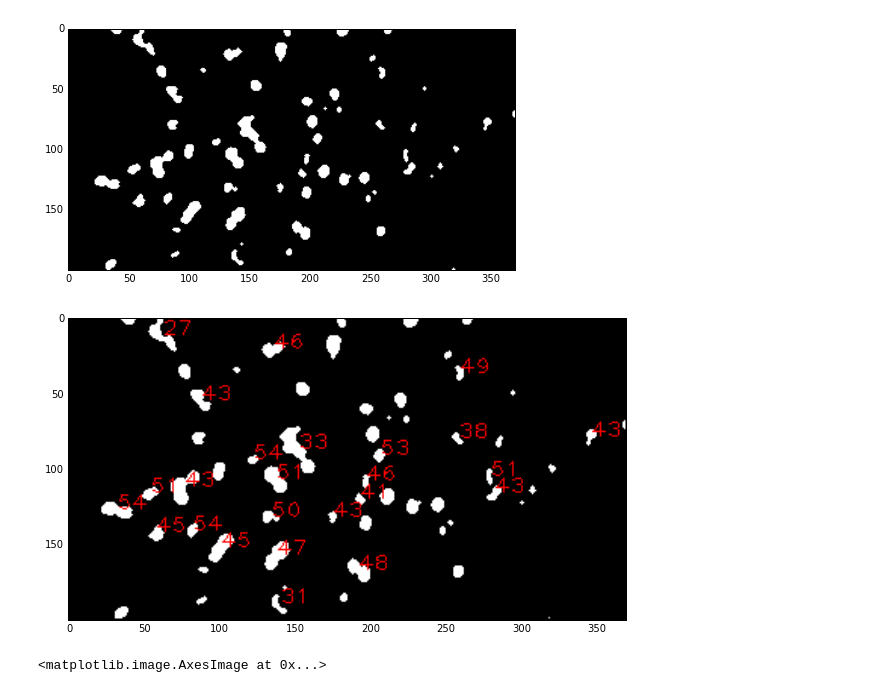
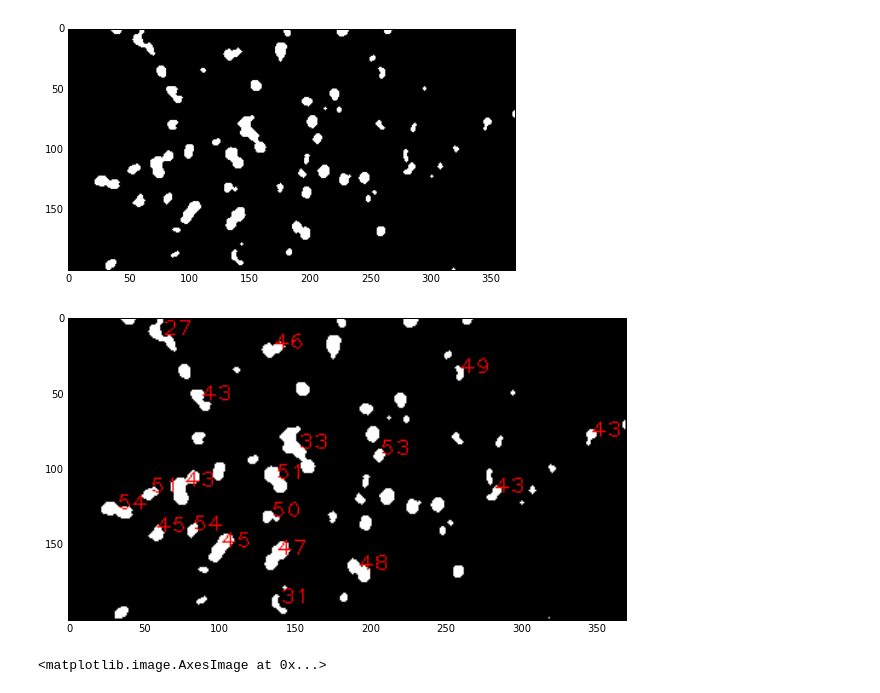
Before and after one commit to versatran01/Galt, a Jupyter notebook: detection/notebook/split.ipynb, the cells around one changed output. Saved outputs shown, nothing was run; the diff lists cells and outputs as text; code cells hidden in the pictures.

```diff
--- a/detection/notebook/split.ipynb
+++ b/detection/notebook/split.ipynb
@@ -42,19 +42,20 @@ plt.imshow(bw, cmap=plt.cm.gray)
 # %%
 blobs, bw_filled = region_props(bw)
 
 disp = cv2.cvtColor(bw_filled, cv2.COLOR_GRAY2RGB)
+# TODO: need another learning algorithm to find out which blob has multiple fruits
 for blob in blobs:
-    if blob['extent'] < 0.55 and blob['area'] > 20:
+    if blob['extent'] < 0.55 and blob['area'] > 25:
         text = "{0}".format(int(blob['extent'] * 100))
         x, y = blob['bbox_center']
         cv2.putText(disp, text, (x, y), cv2.FONT_HERSHEY_PLAIN, 1, (255,0,0), 1)
 fig = plt.figure(figsize=(10,10))
 plt.imshow(disp)
 
 
 blobs = blobs[blobs['area'] > 100]
 # %% [output]
-[figure, old version]
+[figure, new version]
 # %%
 v = s.im_hsv[:, :, -1]
 v_bw = np.array(v, copy=True)
```
Also changed, not shown: 5 other files.
